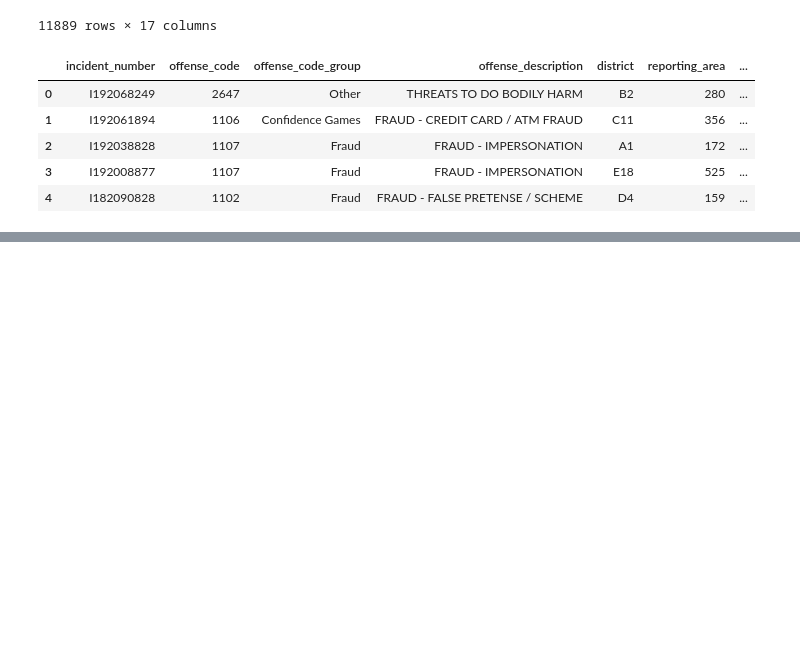
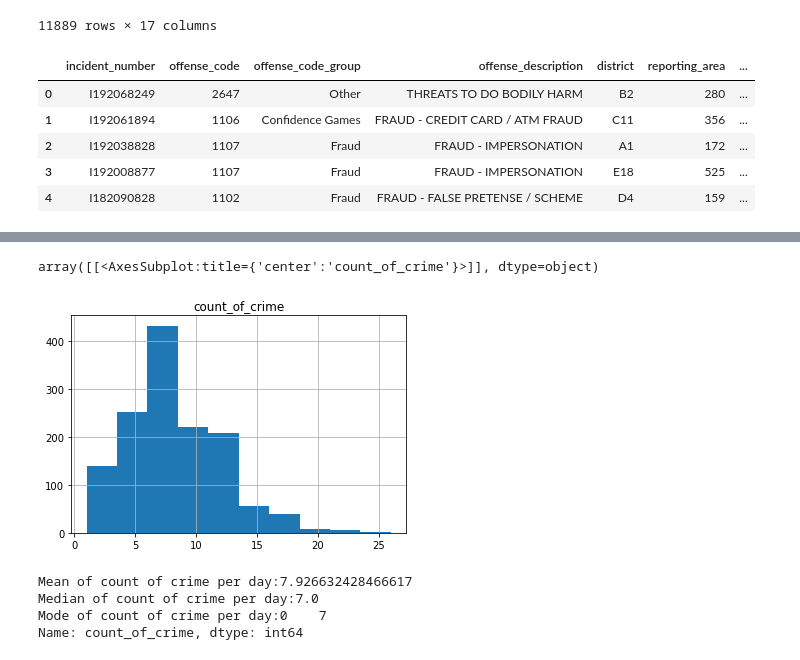
Before and after one commit to cristinalucin/boston-crime-data-project, a Jupyter notebook: Project Notebook.ipynb, the cells around one changed output, grey strips where cells are left out. Drawn from its saved outputs; the diff is of its cells as text; code cells hidden in the pictures; blank space fills up the shorter version.

```diff
--- a/Project Notebook.ipynb
+++ b/Project Notebook.ipynb
@@ -899,0 +972,15 @@ fraud_df.head()
+# %%
+#Looks fairly normal
+train.hist()
+# %% [output]
+array([[<AxesSubplot:title={'center':'count_of_crime'}>]], dtype=object)
+[figure, added]
+# %%
+print(f'Mean of count of crime per day:{train.count_of_crime.mean()}')
+print(f'Median of count of crime per day:{train.count_of_crime.median()}')
+print(f'Mode of count of crime per day:{train.count_of_crime.mode()}')
+# %% [output]
+Mean of count of crime per day:7.926632428466617
+Median of count of crime per day:7.0
+Mode of count of crime per day:0    7
+Name: count_of_crime, dtype: int64
```
Also changed, not shown: parts of 68 cells of this notebook.
